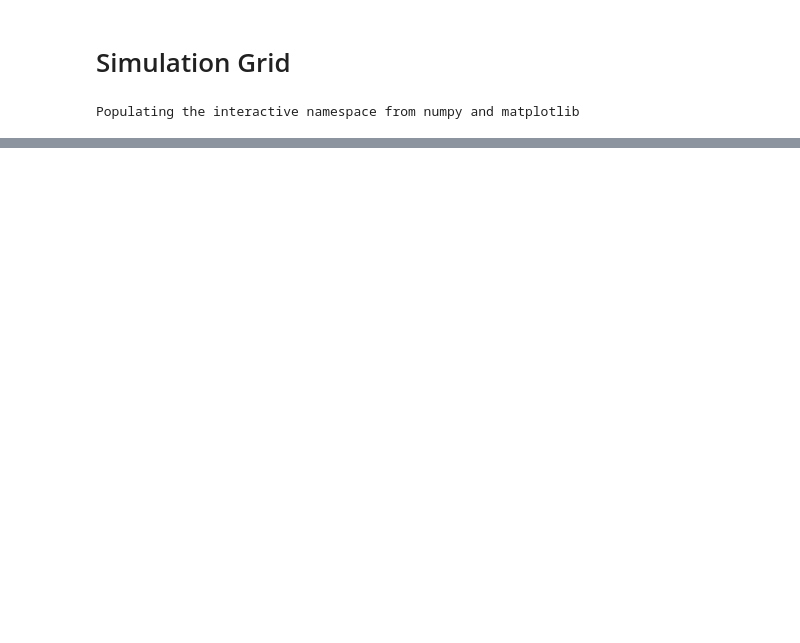
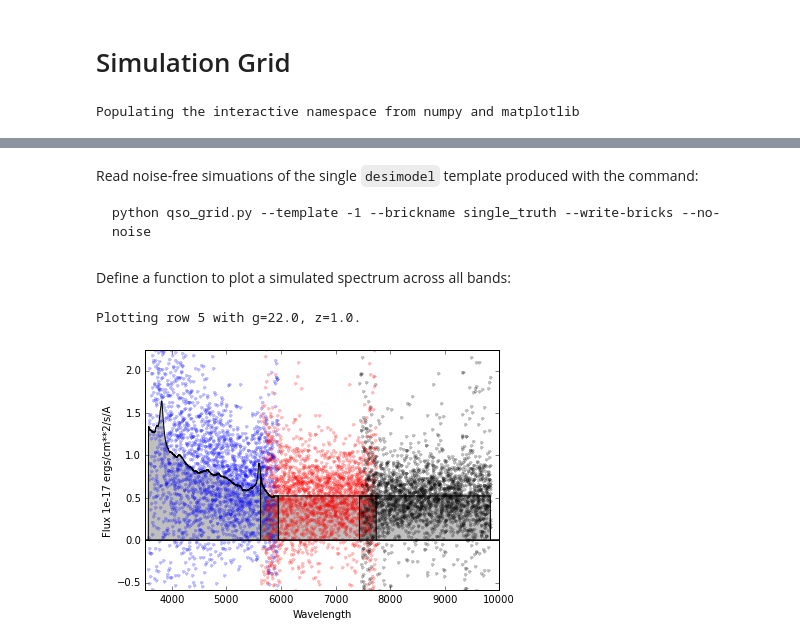
Before and after one commit to dkirkby/ArgonneLymanAlpha, a Jupyter notebook: notebooks/SimulationGrid.ipynb, the cells around one changed output, grey strips where cells are left out. Saved outputs shown, nothing was run; the diff lists cells and outputs as text; code cells hidden in the pictures; blank space fills up the shorter version.

Commit message:
Update the notebook for examing simulation outputs to use the new bricks

````diff
--- a/notebooks/SimulationGrid.ipynb
+++ b/notebooks/SimulationGrid.ipynb
@@ -71,0 +14,17 @@ g = 23.00, z = 2.40
+# %%
+def read_bricks(brickname='1234p567', bands='brz', path='../simulate'):
+    flux, ivar, wlen = {}, {}, {}
+    truth = None
+    for band in bands:
+        brick = fits.open(os.path.join(path, 'brick-{}-{}.fits'.format(band, brickname)),
+                          mode='readonly', memmap=False)
+        flux[band] = brick[0].data
+        ivar[band] = brick[1].data
+        wlen[band] = brick[2].data
+        band_truth = astropy.table.Table.read(brick, hdu=4)
+        if truth is None:
+            truth = band_truth
+        elif not np.array_equal(truth, band_truth):
+            print 'WARNING: HDU4 truth does not match between bands.'
+        brick.close()
+    return flux, ivar, wlen, truth
@@ -71,0 +36,14 @@ g = 23.00, z = 2.40
+# %%
+sflux, sivar, swlen, struth = read_bricks('single')
+# %% [markdown]
+Read noise-free simuations of the single `desimodel` template produced with the command:
+```
+python qso_grid.py --template -1 --brickname single_truth --write-bricks --no-noise
+```
+# %%
+tflux, tivar, twlen, ttruth = read_bricks('single_truth')
+assert np.array_equal(sivar['b'], tivar['b'])
+assert np.array_equal(swlen['b'], twlen['b'])
+assert np.array_equal(struth, ttruth)
+# %% [markdown]
+Define a function to plot a simulated spectrum across all bands:
@@ -71,0 +95,5 @@ g = 23.00, z = 2.40
+# %%
+plot(22, 1.0, sflux, sivar, swlen, struth, true_flux=tflux)
+# %% [output]
+Plotting row 5 with g=22.0, z=1.0.
+[figure, added]
````
Also changed, not shown: parts of 15 cells of this notebook.
